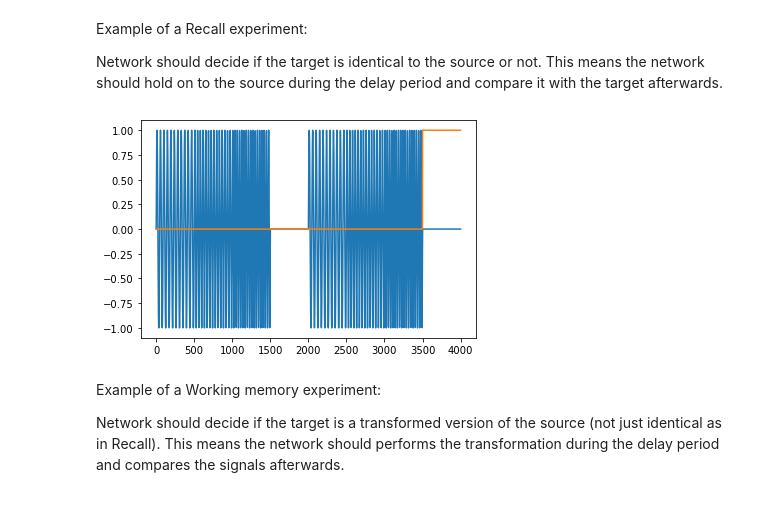
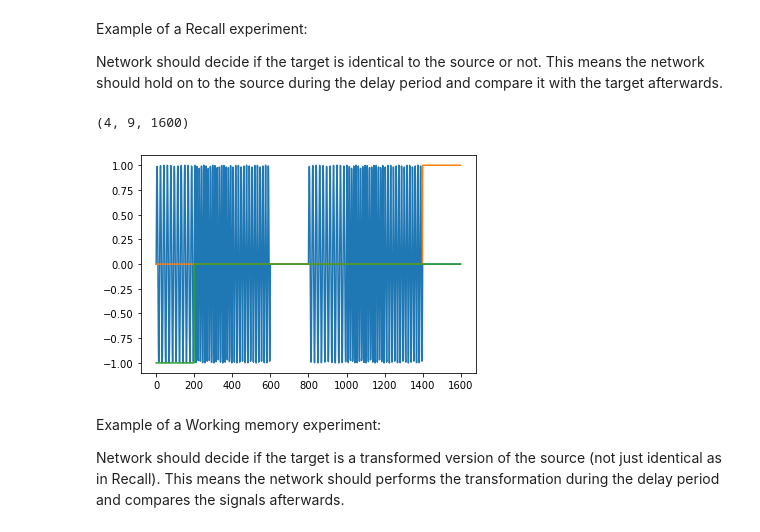
Before and after one commit to kuffmode/HardWorking-Memory, a Jupyter notebook: example.ipynb, the cells around one changed output. Drawn from its saved outputs; the diff is of its cells as text; code cells hidden in the pictures.

Commit message:
added recall_example.ipynb, added task condition cue.

```diff
--- a/example.ipynb
+++ b/example.ipynb
@@ -16,9 +16,9 @@ from hardworking_memory import *
 # %%
 frange = (1, 20, 3) # range of frequencies (smallest, largest, step)
 n_events = 3        # number of events within a trial.
-t_events = 500      # duration of each event.
-t_response = 500    # response time
-t_delay = 500       # delay period between source and target stimuli
+t_events = 200      # duration of each event.
+t_response = 200    # response time
+t_delay = 200       # delay period between source and target stimuli
 n_trials = 9        # number of trials within the experiment.
 
 source_generator_kw = {"event_duration": t_events,"frequencies":None}
@@ -40,19 +40,22 @@ Network should decide if the target is identical to the source or not. This mean
 # %%
 Recall_frequencies = template_generator(n_trials = n_trials,
                                         transformation = None, # recall means no transformation (if the correct label is match)
                                         retrograde = False)    # no retrograde either (if the correct label is match)
 
 experiment = experiment_generator(frequency_mat = Recall_frequencies,
-                         trial_generator = trial_generator,
-                         trial_generator_kw = trial_kw ,
-                         is_match=True, # here, they match
-                         is_3d=True)
-
-plt.plot(experiment[0,0,:])
-plt.plot(experiment[2,0,:])
+                                  trial_generator = trial_generator,
+                                  trial_generator_kw = trial_kw ,
+                                  is_match=True, # here, they match
+                                  is_wm = False, # it's a recall task
+                                  is_3d=True)
+print(experiment.shape)
+plt.plot(experiment[0,5,:])
+plt.plot(experiment[2,5,:])
+plt.plot(experiment[3,5,:])
 plt.show()
 # %% [output]
+(4, 9, 1600)
-[figure, old version]
+[figure, new version]
 # %% [markdown]
 Example of a Working memory experiment:
 
```
Also changed, not shown: parts of 1 cell of this notebook, 2 other files.
